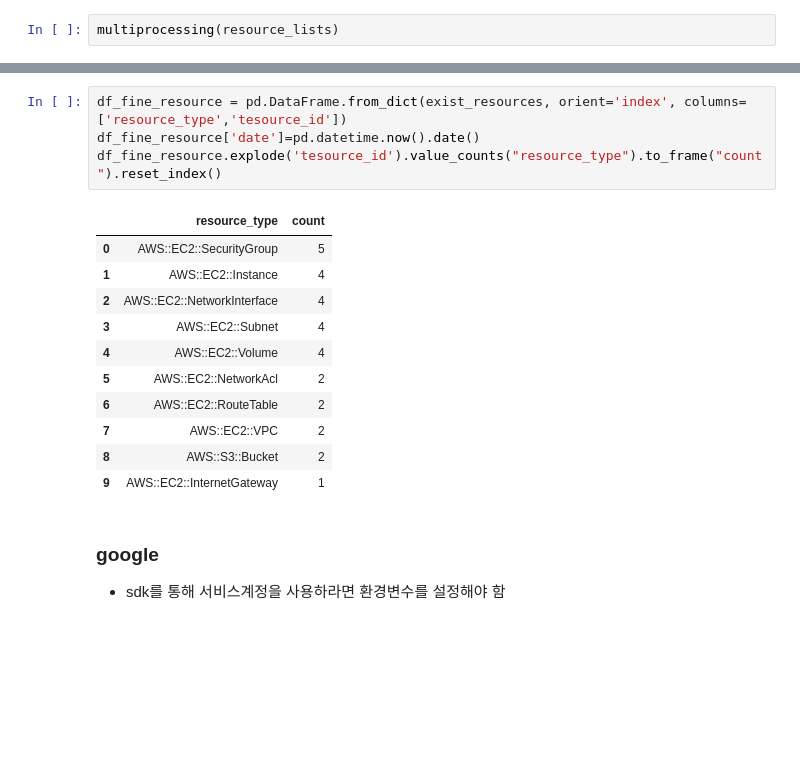
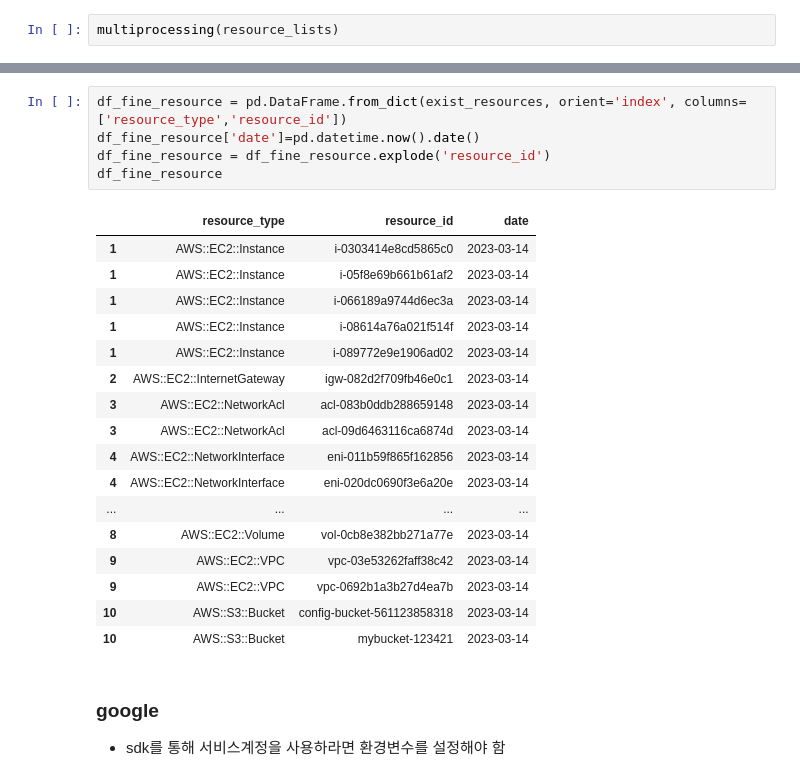
Before and after one commit to kch8906/DKMS_Fine_Resource, a Jupyter notebook: testcode.ipynb, the cells around one changed output, grey strips where cells are left out. Drawn from its saved outputs; the diff is of its cells as text; blank space fills up the shorter version.

```diff
--- a/testcode.ipynb
+++ b/testcode.ipynb
@@ -69,19 +69,26 @@ json.dumps(exist_resources)
 # %%
-df_fine_resource = pd.DataFrame.from_dict(exist_resources, orient='index', columns=['resource_type','tesource_id'])
+df_fine_resource = pd.DataFrame.from_dict(exist_resources, orient='index', columns=['resource_type','resource_id'])
 df_fine_resource['date']=pd.datetime.now().date()
-df_fine_resource.explode('tesource_id').value_counts("resource_type").to_frame("count").reset_index()
+df_fine_resource = df_fine_resource.explode('resource_id')
+df_fine_resource
 # %% [output]
-|  | resource_type | count |
-| 0 | AWS::EC2::SecurityGroup | 5 |
-| 1 | AWS::EC2::Instance | 4 |
-| 2 | AWS::EC2::NetworkInterface | 4 |
-| 3 | AWS::EC2::Subnet | 4 |
-| 4 | AWS::EC2::Volume | 4 |
-| 5 | AWS::EC2::NetworkAcl | 2 |
-| 6 | AWS::EC2::RouteTable | 2 |
-| 7 | AWS::EC2::VPC | 2 |
-| 8 | AWS::S3::Bucket | 2 |
-| 9 | AWS::EC2::InternetGateway | 1 |
+|  | resource_type | resource_id | date |
+| 1 | AWS::EC2::Instance | i-0303414e8cd5865c0 | 2023-03-14 |
+| 1 | AWS::EC2::Instance | i-05f8e69b661b61af2 | 2023-03-14 |
+| 1 | AWS::EC2::Instance | i-066189a9744d6ec3a | 2023-03-14 |
+| 1 | AWS::EC2::Instance | i-08614a76a021f514f | 2023-03-14 |
+| 1 | AWS::EC2::Instance | i-089772e9e1906ad02 | 2023-03-14 |
+| 2 | AWS::EC2::InternetGateway | igw-082d2f709fb46e0c1 | 2023-03-14 |
+| 3 | AWS::EC2::NetworkAcl | acl-083b0ddb288659148 | 2023-03-14 |
+| 3 | AWS::EC2::NetworkAcl | acl-09d6463116ca6874d | 2023-03-14 |
+| 4 | AWS::EC2::NetworkInterface | eni-011b59f865f162856 | 2023-03-14 |
+| 4 | AWS::EC2::NetworkInterface | eni-020dc0690f3e6a20e | 2023-03-14 |
+| ... | ... | ... | ... |
+| 8 | AWS::EC2::Volume | vol-0cb8e382bb271a77e | 2023-03-14 |
+| 9 | AWS::EC2::VPC | vpc-03e53262faff38c42 | 2023-03-14 |
+| 9 | AWS::EC2::VPC | vpc-0692b1a3b27d4ea7b | 2023-03-14 |
+| 10 | AWS::S3::Bucket | config-bucket-561123858318 | 2023-03-14 |
+| 10 | AWS::S3::Bucket | mybucket-123421 | 2023-03-14 |
 # %% [markdown]
 ### google
 - sdk를 통해 서비스계정을 사용하라면 환경변수를 설정해야 함
```
Also changed, not shown: parts of 10 cells of this notebook, 9 other files.
